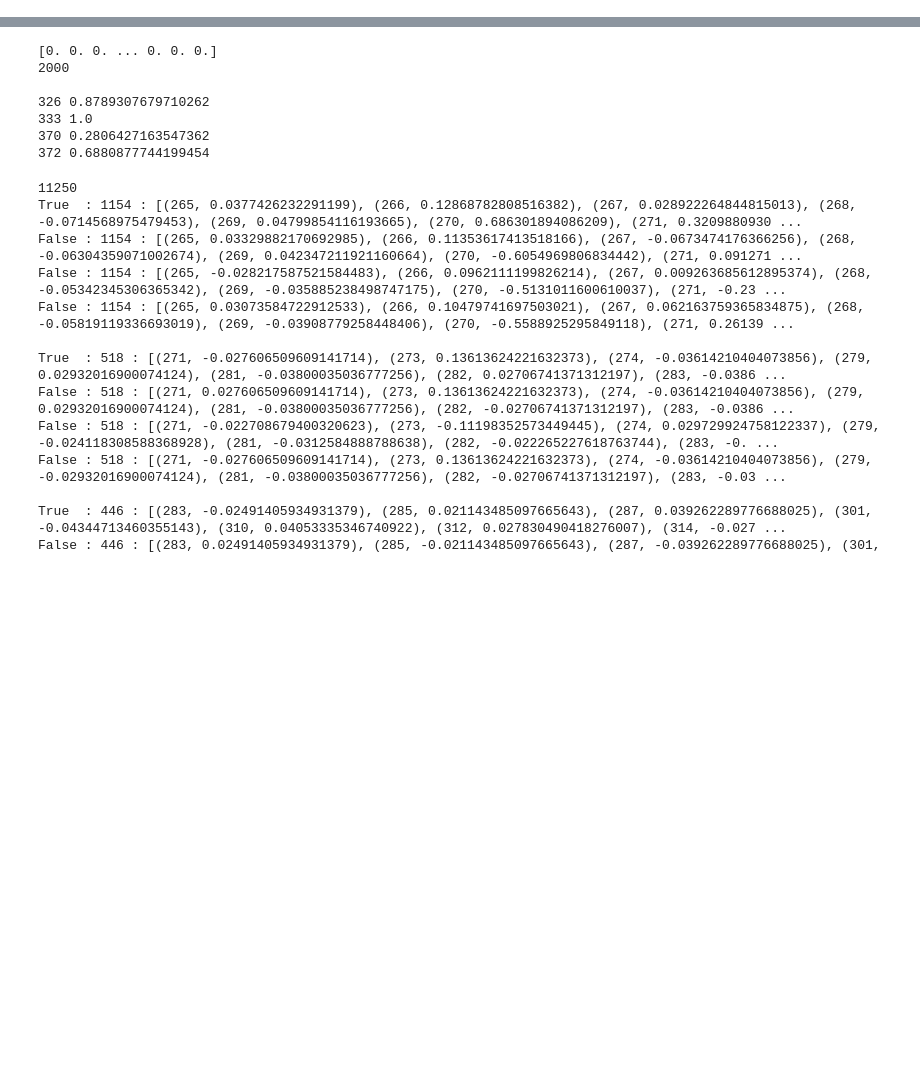
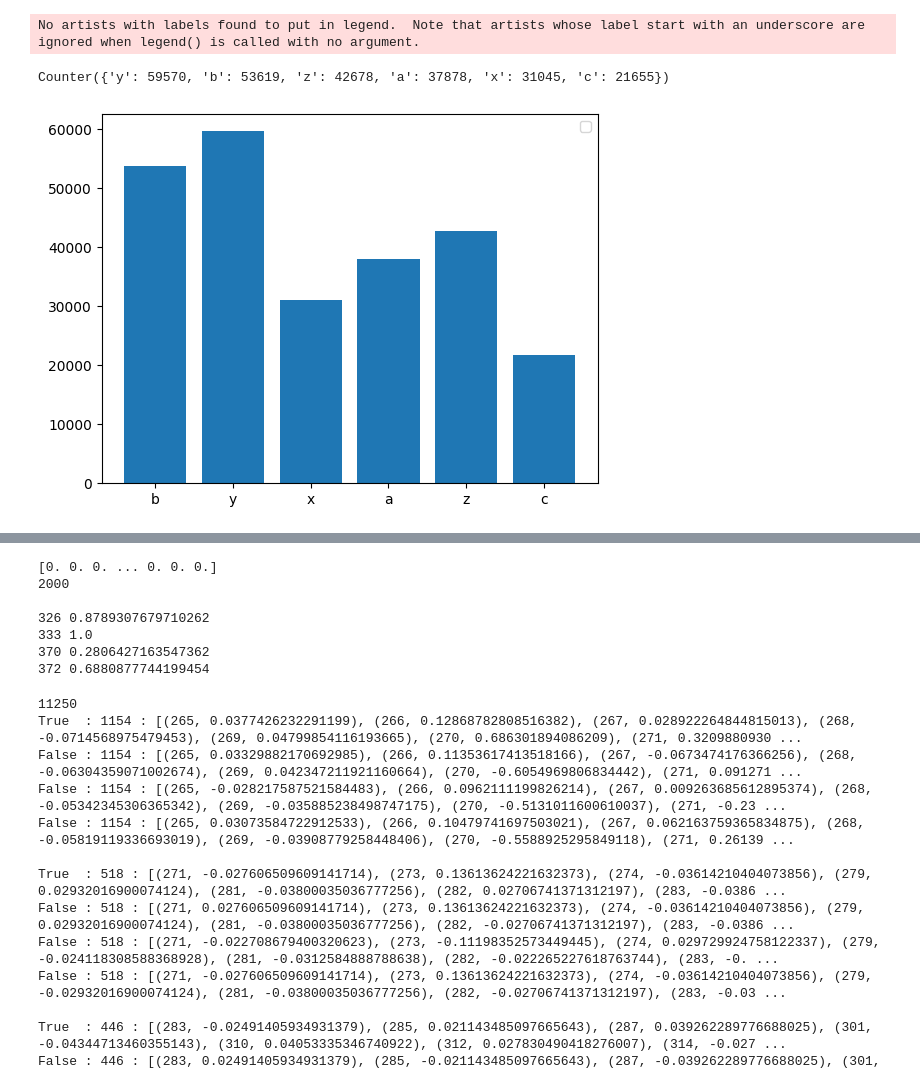
Before and after one commit to vchelur97/psm, a Jupyter notebook: eda_annotations.ipynb, the cells around one changed output, grey strips where cells are left out. Drawn from its saved outputs; the diff is of its cells as text; code cells hidden in the pictures; blank space fills up the shorter version.

Commit message:
Peak miss counts, ion plots, charge plot

```diff
--- a/eda_annotations.ipynb
+++ b/eda_annotations.ipynb
@@ -27,0 +87,32 @@ dict_keys(['usi', 'charge', 'mz_arr', 'intensity_arr', 'annotations_arr', 'pepti
+# %%
+import numpy as np
+import matplotlib.pyplot as plt
+
+annotations_arr = []
+count = 0
+for mzml_file in train_annotations:
+    for scan in train_annotations[mzml_file]:
+        annotations_arr.append(train_annotations[mzml_file][scan]['annotations_arr'])
+        count += 1
+        if count == 10000:
+            break
+    break
+
+# Flatten annotations_arr
+# Ignores ? and only takes the ion from the annotation string
+annotations_arr = [item for sublist in annotations_arr for item in sublist]
+annotations_arr = [item[0] for sublist in annotations_arr for item in sublist if item != '?']
+
+# Build counter for annotations_arr
+from collections import Counter
+counter = Counter(annotations_arr)
+print(counter)
+
+# Bar plot of counter
+plt.bar(counter.keys(), counter.values())
+plt.legend()
+plt.show()
+# %% [output]
+No artists with labels found to put in legend.  Note that artists whose label start with an underscore are ignored when legend() is called with no argument.
+Counter({'y': 59570, 'b': 53619, 'z': 42678, 'a': 37878, 'x': 31045, 'c': 21655})
+[figure, added]
```
Also changed, not shown: parts of 5 cells of this notebook.
